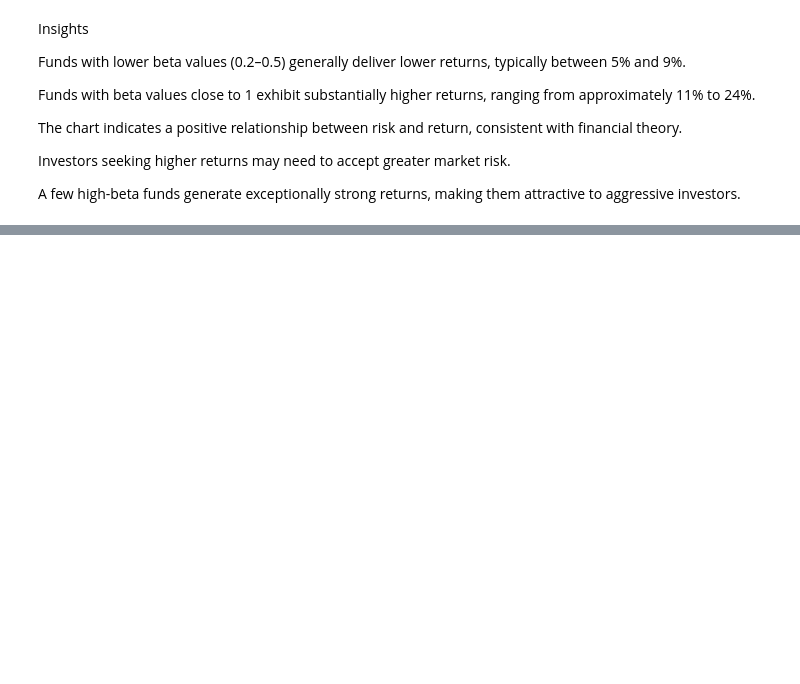
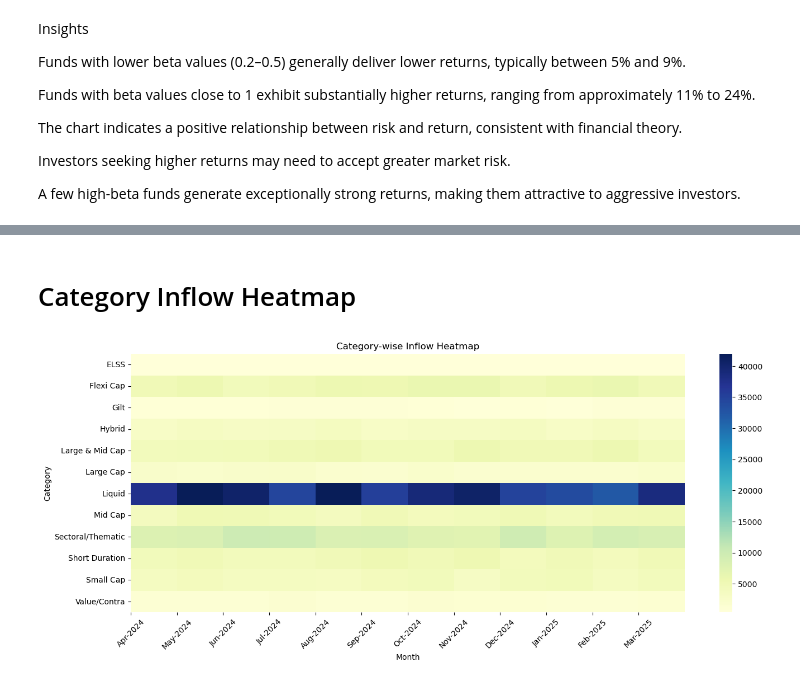
Before and after one commit to varuag09/bluestock_mf_capstone, a Jupyter notebook: notebooks/03_eda_analysis.ipynb, the cells around one changed output, grey strips where cells are left out. Cells and saved outputs as stored; diff of their text form; code cells hidden in the pictures; blank space fills up the shorter version.

```diff
--- a/notebooks/03_eda_analysis.ipynb
+++ b/notebooks/03_eda_analysis.ipynb
@@ -302,0 +457,31 @@ A few high-beta funds generate exceptionally strong returns, making them attract
+# %% [markdown]
+# Category Inflow Heatmap
+# %%
+category["month"] = pd.to_datetime(category["month"])
+
+pivot = category.pivot_table(
+    index="category",
+    columns="month",
+    values="net_inflow_crore"
+)
+
+plt.figure(figsize=(16,6))
+
+sns.heatmap(
+    pivot,
+    cmap="YlGnBu"
+)
+
+plt.title("Category-wise Inflow Heatmap")
+plt.xlabel("Month")
+plt.ylabel("Category")
+
+plt.xticks(
+    ticks=range(len(pivot.columns)),
+    labels=[d.strftime("%b-%Y") for d in pivot.columns],
+    rotation=45
+)
+
+plt.show()
+# %% [output]
+[figure, added]
```
Also changed, not shown: parts of 37 cells of this notebook, 1 other file.
